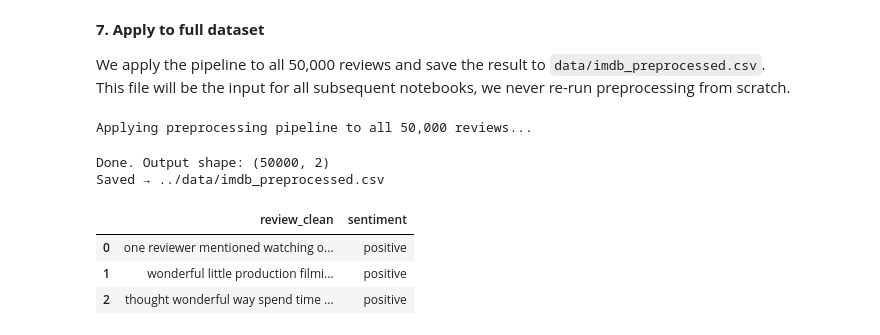
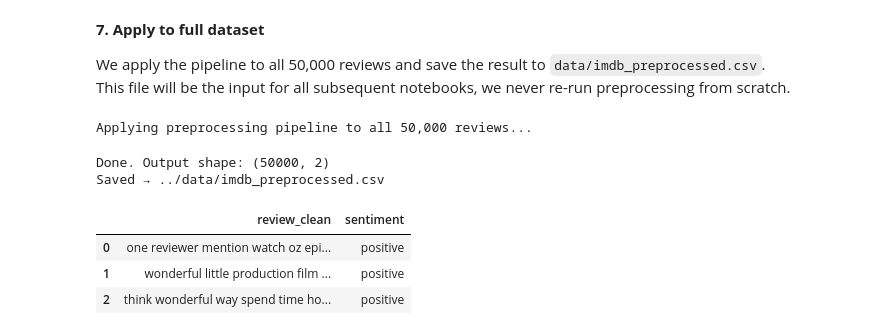
Before and after one commit to Lidizz/imdb-sentiment-analysis, a Jupyter notebook: notebooks/02_preprocessing.ipynb, the cells around one changed output. Drawn from its saved outputs; the diff is of its cells as text; code cells hidden in the pictures.

```diff
--- a/notebooks/02_preprocessing.ipynb
+++ b/notebooks/02_preprocessing.ipynb
@@ -328,28 +329,40 @@ Saved → results/figures/vocabulary_shrinkage.png
 We apply the pipeline to all 50,000 reviews and save the result to `data/imdb_preprocessed.csv`.
 This file will be the input for all subsequent notebooks, we never re-run preprocessing from scratch.
 # %%
-try:
-    from tqdm.auto import tqdm
-    tqdm.pandas(desc="Preprocessing")
-    print("Applying preprocessing pipeline to all 50,000 reviews...")
-    df['review_clean'] = df['review'].progress_apply(preprocess_text)
-except ImportError:
-    print("Applying preprocessing pipeline to all 50,000 reviews (no progress bar — install tqdm for one)...")
-    df['review_clean'] = df['review'].apply(preprocess_text)
+print("Applying preprocessing pipeline to all 50,000 reviews...")
+
+review_values = df['review'].astype(str).tolist()
+batch_size = 2000
+processed_reviews = []
+
+# progress bar
+from tqdm.auto import tqdm
+with tqdm(total=len(review_values), desc="Preprocessing", unit="review") as pbar:
+    for start in range(0, len(review_values), batch_size):
+        batch = review_values[start:start + batch_size]
+        processed_reviews.extend(
+            preprocess_texts_batch(
+                batch,
+                batch_size=batch_size,
+                progress_callback=pbar.update,
+            )
+        )
+
+df['review_clean'] = processed_reviews
 
 print(f"\nDone. Output shape: {df[['review_clean', 'sentiment']].shape}")
 
 # Save
 output_path = '../data/imdb_preprocessed.csv'
 df[['review_clean', 'sentiment']].to_csv(output_path, index=False)
 print(f"Saved → {output_path}")
 
 df[['review_clean', 'sentiment']].head(3)
 # %% [output]
 Applying preprocessing pipeline to all 50,000 reviews...
 Done. Output shape: (50000, 2)
 Saved → ../data/imdb_preprocessed.csv
 |  | review_clean | sentiment |
-| 0 | one reviewer mentioned watching o... | positive |
-| 1 | wonderful little production filmi... | positive |
-| 2 | thought wonderful way spend time ... | positive |
+| 0 | one reviewer mention watch oz epi... | positive |
+| 1 | wonderful little production film ... | positive |
+| 2 | think wonderful way spend time ho... | positive |
```
Also changed, not shown: parts of 10 cells of this notebook.
